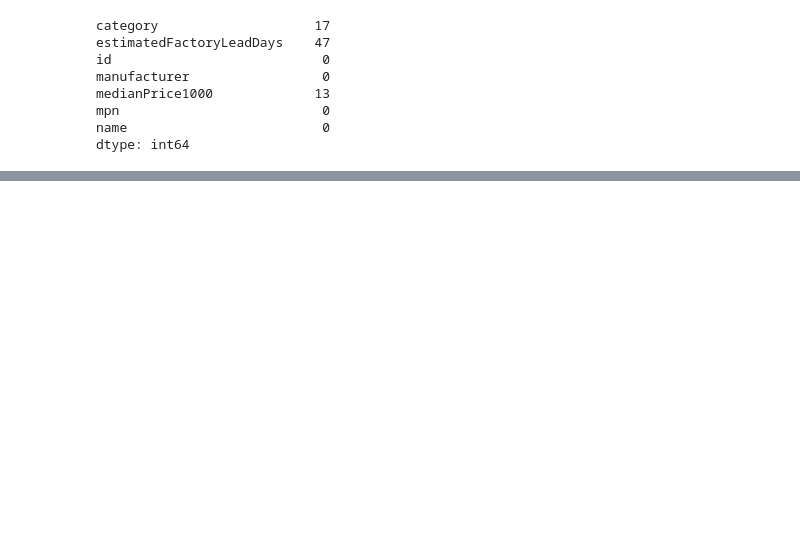
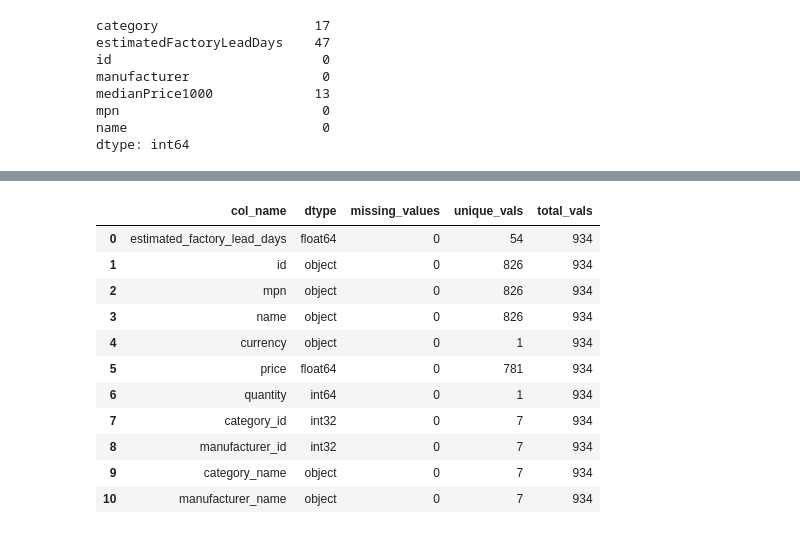
Before and after one commit to AntonGlazko/personal_storage, a Jupyter notebook: test_tasks/profi_ru.ipynb, the cells around one changed output, grey strips where cells are left out. Cells and saved outputs as stored; diff of their text form; code cells hidden in the pictures; blank space fills up the shorter version.

```diff
--- a/test_tasks/profi_ru.ipynb
+++ b/test_tasks/profi_ru.ipynb
@@ -174,0 +178,15 @@ parts.head()
+# %%
+get_info(parts)
+# %% [output]
+|  | col_name | dtype | missing_values | unique_vals | total_vals |
+| 0 | estimated_factory_lead_days | float64 | 0 | 54 | 934 |
+| 1 | id | object | 0 | 826 | 934 |
+| 2 | mpn | object | 0 | 826 | 934 |
+| 3 | name | object | 0 | 826 | 934 |
+| 4 | currency | object | 0 | 1 | 934 |
+| 5 | price | float64 | 0 | 781 | 934 |
+| 6 | quantity | int64 | 0 | 1 | 934 |
+| 7 | category_id | int32 | 0 | 7 | 934 |
+| 8 | manufacturer_id | int32 | 0 | 7 | 934 |
+| 9 | category_name | object | 0 | 7 | 934 |
+| 10 | manufacturer_name | object | 0 | 7 | 934 |
```
Also changed, not shown: parts of 20 cells of this notebook.
